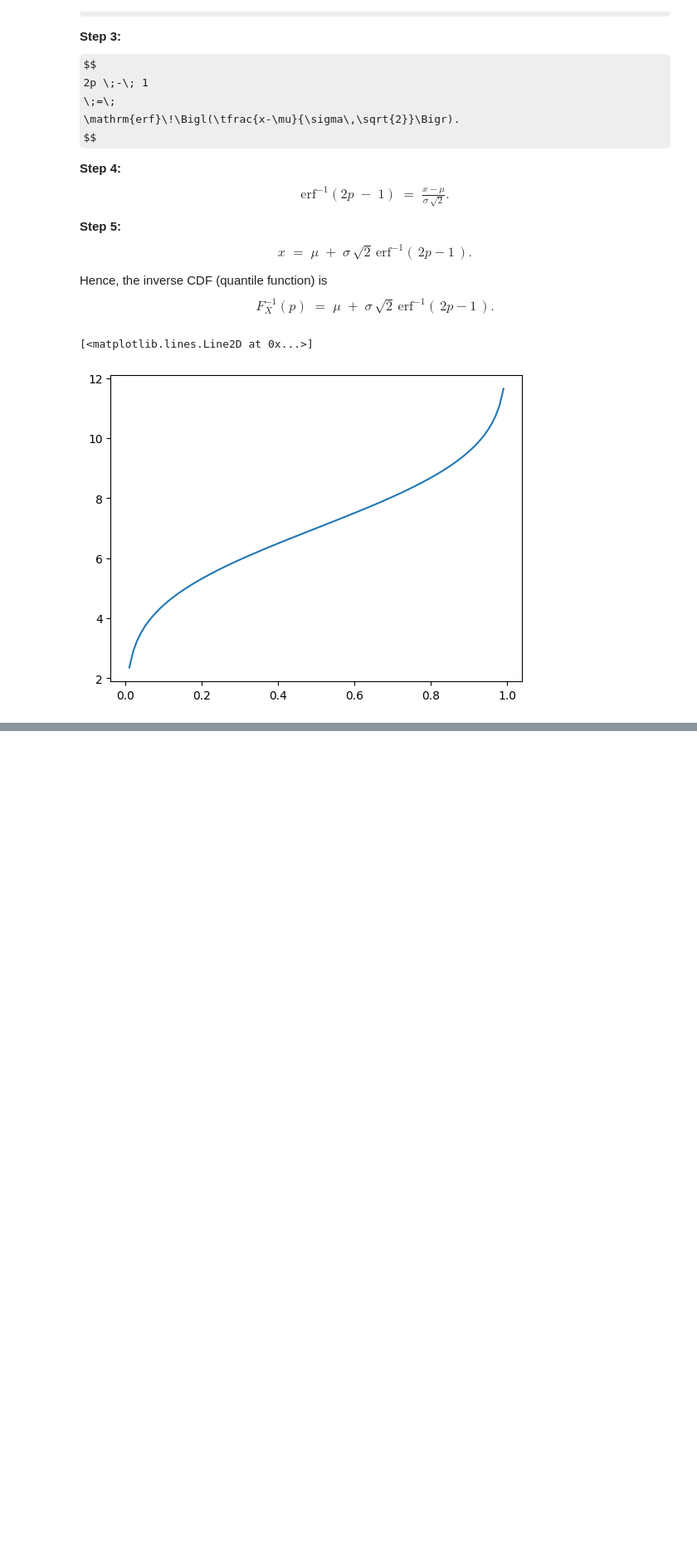
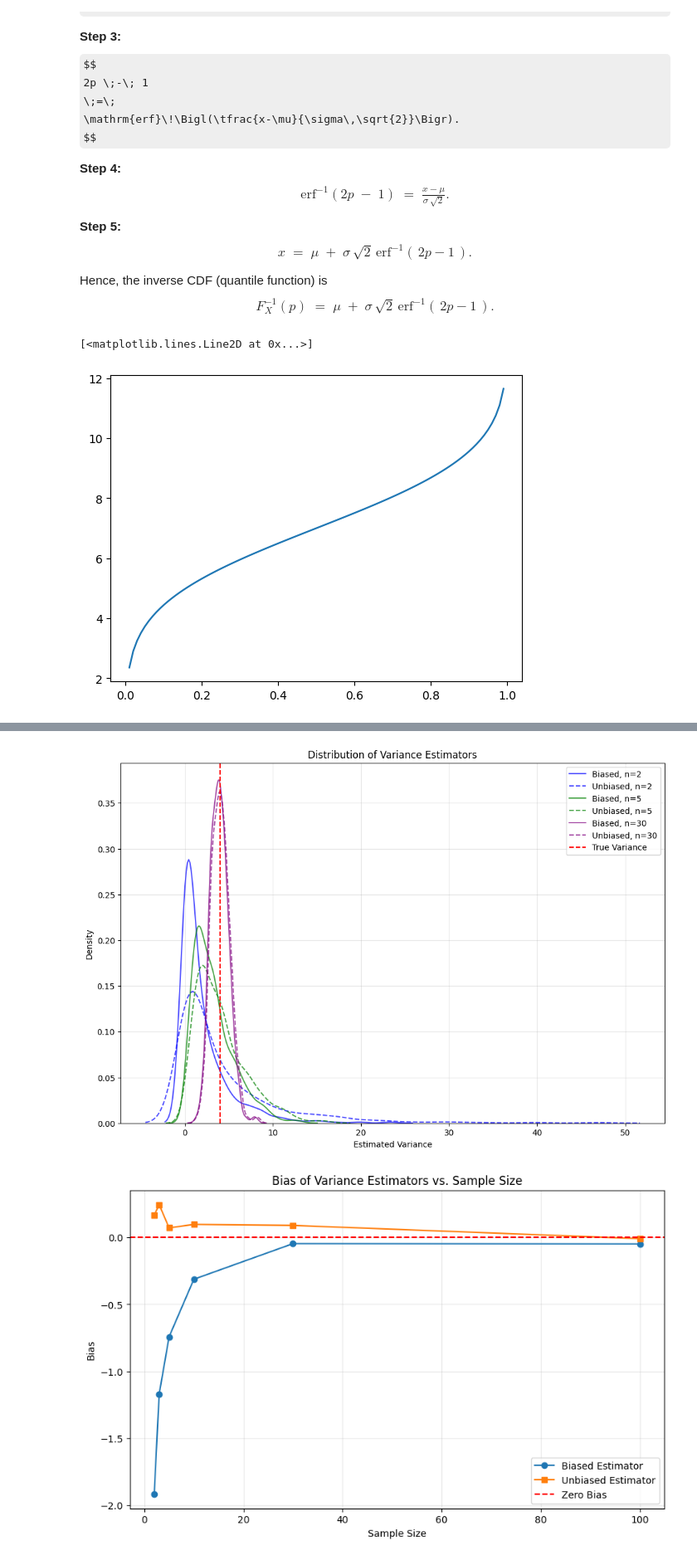
Before and after one commit to stablum/ml_lessons, a Jupyter notebook: gaussian_sampling.ipynb, the cells around one changed output, grey strips where cells are left out. Shown at 83% size. Saved outputs shown, nothing was run; the diff lists cells and outputs as text; code cells hidden in the pictures; some formulas as TeX source; blank space fills up the shorter version.

```diff
--- a/gaussian_sampling.ipynb
+++ b/gaussian_sampling.ipynb
@@ -178,0 +396,76 @@ plt.show()
+# %%
+# Visualize the distributions of variance estimators
+plt.figure(figsize=(12, 8))
+
+# Plot for a few sample sizes
+sizes_to_plot = [2, 5, 30]
+colors = ['blue', 'green', 'purple']
+
+for i, size in enumerate(sizes_to_plot):
+    idx = sample_sizes.index(size)
+    result = variance_results[idx]
+
+    # Biased estimator
+    sns.kdeplot(
+        result['biased_estimates'],
+        label=f"Biased, n={size}",
+        color=colors[i],
+        linestyle='-',
+        alpha=0.7
+    )
+
+    # Unbiased estimator
+    sns.kdeplot(
+        result['unbiased_estimates'],
+        label=f"Unbiased, n={size}",
+        color=colors[i],
+        linestyle='--',
+        alpha=0.7
+    )
+
+# Add a vertical line for the true variance
+plt.axvline(x=true_sigma**2, color='red', linestyle='--', label='True Variance')
+
+plt.title('Distribution of Variance Estimators')
+plt.xlabel('Estimated Variance')
+plt.ylabel('Density')
+plt.legend()
+plt.grid(True, alpha=0.3)
+plt.show()
+
+# Visualize bias of both estimators vs. sample size
+plt.figure(figsize=(10, 6))
+plt.plot([r['sample_size'] for r in variance_results],
+         [r['bias_biased'] for r in variance_results], 'o-',
+         label='Biased Estimator')
+plt.plot([r['sample_size'] for r in variance_results],
+         [r['bias_unbiased'] for r in variance_results], 's-',
+         label='Unbiased Estimator')
+
+plt.axhline(y=0, color='r', linestyle='--', label='Zero Bias')
+plt.title('Bias of Variance Estimators vs. Sample Size')
+plt.xlabel('Sample Size')
+plt.ylabel('Bias')
+plt.grid(True, alpha=0.3)
+plt.legend()
+plt.show()
+
+# Calculate and plot MSE for both estimators
+plt.figure(figsize=(10, 6))
+mse_biased = [r['bias_biased']**2 + r['var_biased'] for r in variance_results]
+mse_unbiased = [r['bias_unbiased']**2 + r['var_unbiased'] for r in variance_results]
+
+plt.plot([r['sample_size'] for r in variance_results], mse_biased, 'o-', label='Biased Estimator')
+plt.plot([r['sample_size'] for r in variance_results], mse_unbiased, 's-', label='Unbiased Estimator')
+
+plt.title('Mean Squared Error (MSE) of Variance Estimators')
+plt.xlabel('Sample Size')
+plt.ylabel('MSE')
+plt.grid(True, alpha=0.3)
+plt.legend()
+plt.xscale('log')
+plt.yscale('log')
+plt.show()
+# %% [output]
+[figure, added]
+[figure, added]
```
Also changed, not shown: parts of 18 cells of this notebook.
